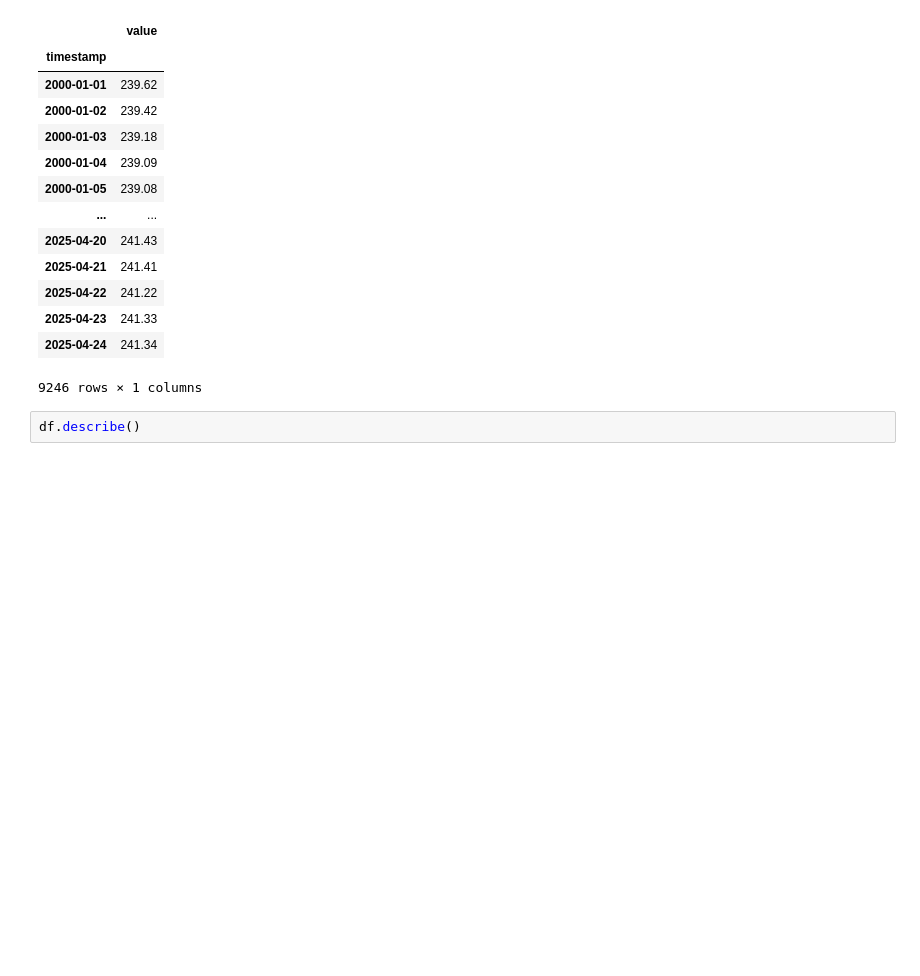
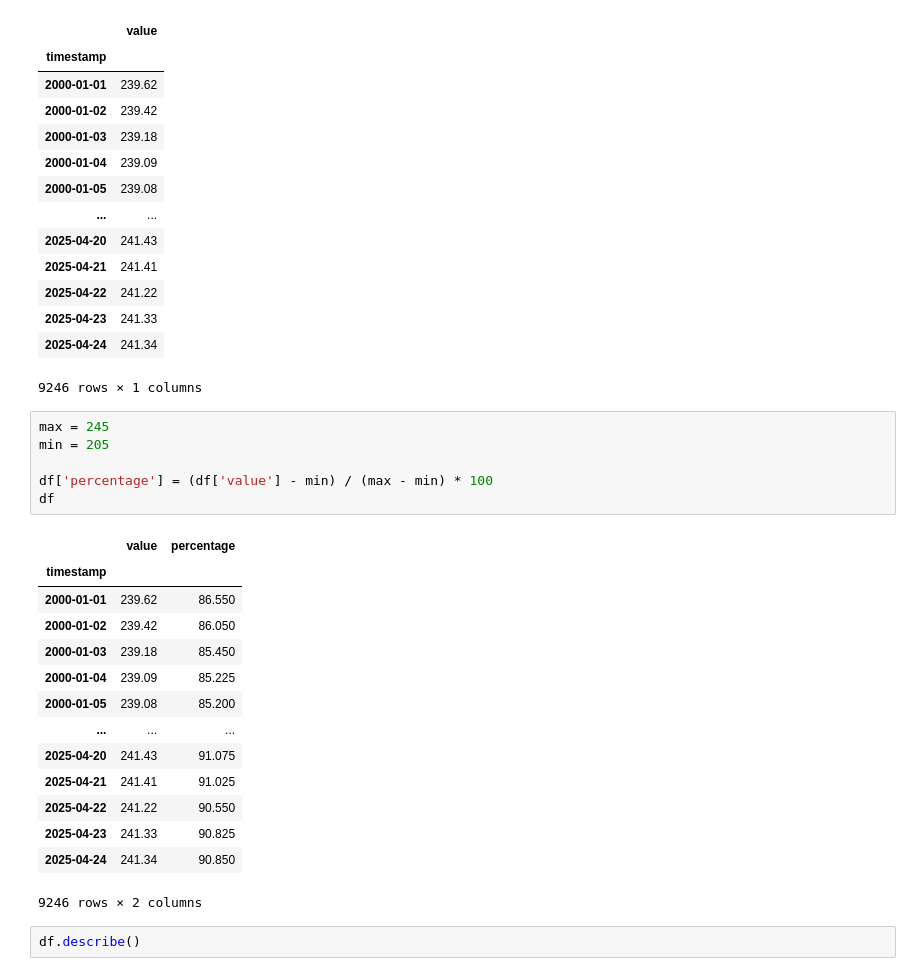
Before and after one commit to Marius-Knipp/edersee-water-prediction, a Jupyter notebook: notebooks/inspect_data.ipynb, the cells around one changed output. Drawn from its saved outputs; the diff is of its cells as text; blank space fills up the shorter version.

```diff
--- a/notebooks/inspect_data.ipynb
+++ b/notebooks/inspect_data.ipynb
@@ -28,6 +28,27 @@ df
 | 2025-04-23 | 241.33 |
 | 2025-04-24 | 241.34 |
 9246 rows × 1 columns
+# %%
+max = 245
+min = 205
+
+df['percentage'] = (df['value'] - min) / (max - min) * 100
+df
+# %% [output]
+|  | value | percentage |
+| timestamp |  |  |
+| 2000-01-01 | 239.62 | 86.550 |
+| 2000-01-02 | 239.42 | 86.050 |
+| 2000-01-03 | 239.18 | 85.450 |
+| 2000-01-04 | 239.09 | 85.225 |
+| 2000-01-05 | 239.08 | 85.200 |
+| ... | ... | ... |
+| 2025-04-20 | 241.43 | 91.075 |
+| 2025-04-21 | 241.41 | 91.025 |
+| 2025-04-22 | 241.22 | 90.550 |
+| 2025-04-23 | 241.33 | 90.825 |
+| 2025-04-24 | 241.34 | 90.850 |
+9246 rows × 2 columns
 # %%
 df.describe()
 # %% [output]
```
Also changed, not shown: 1 other file.
